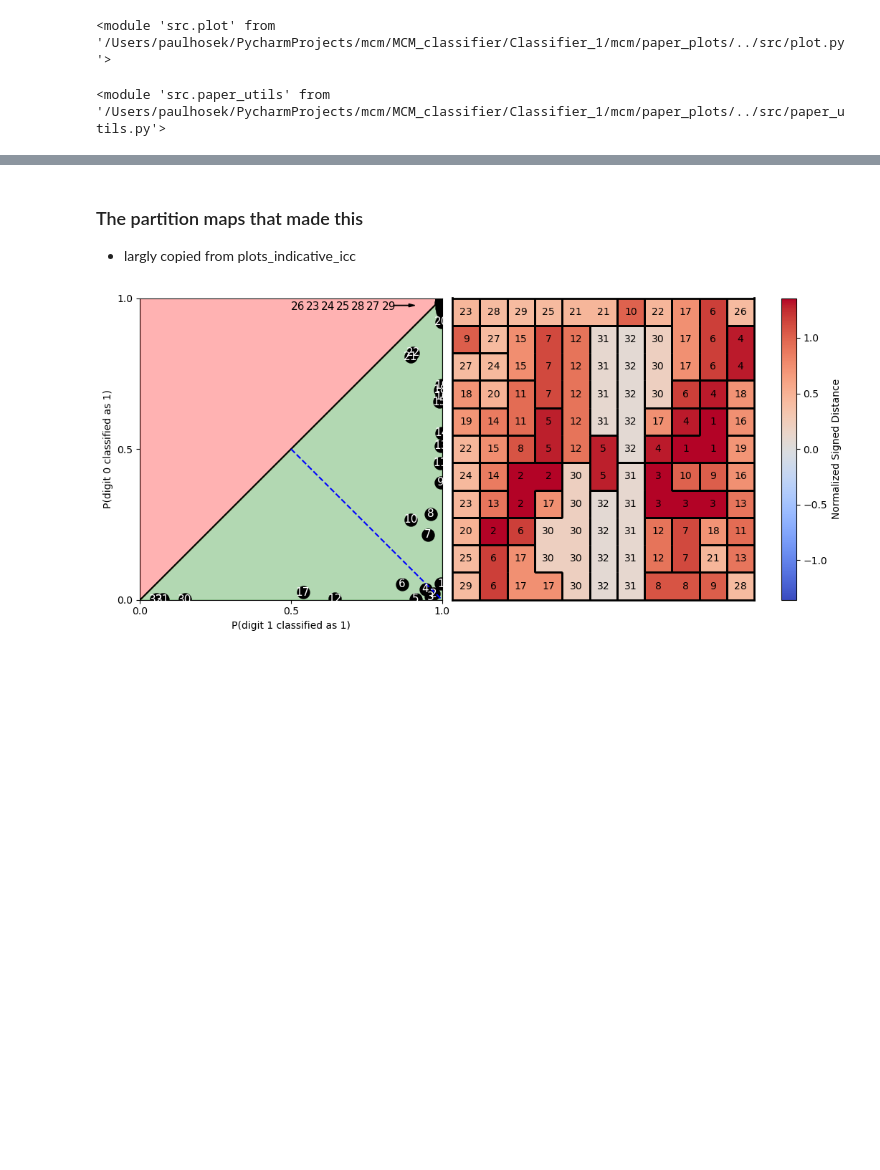
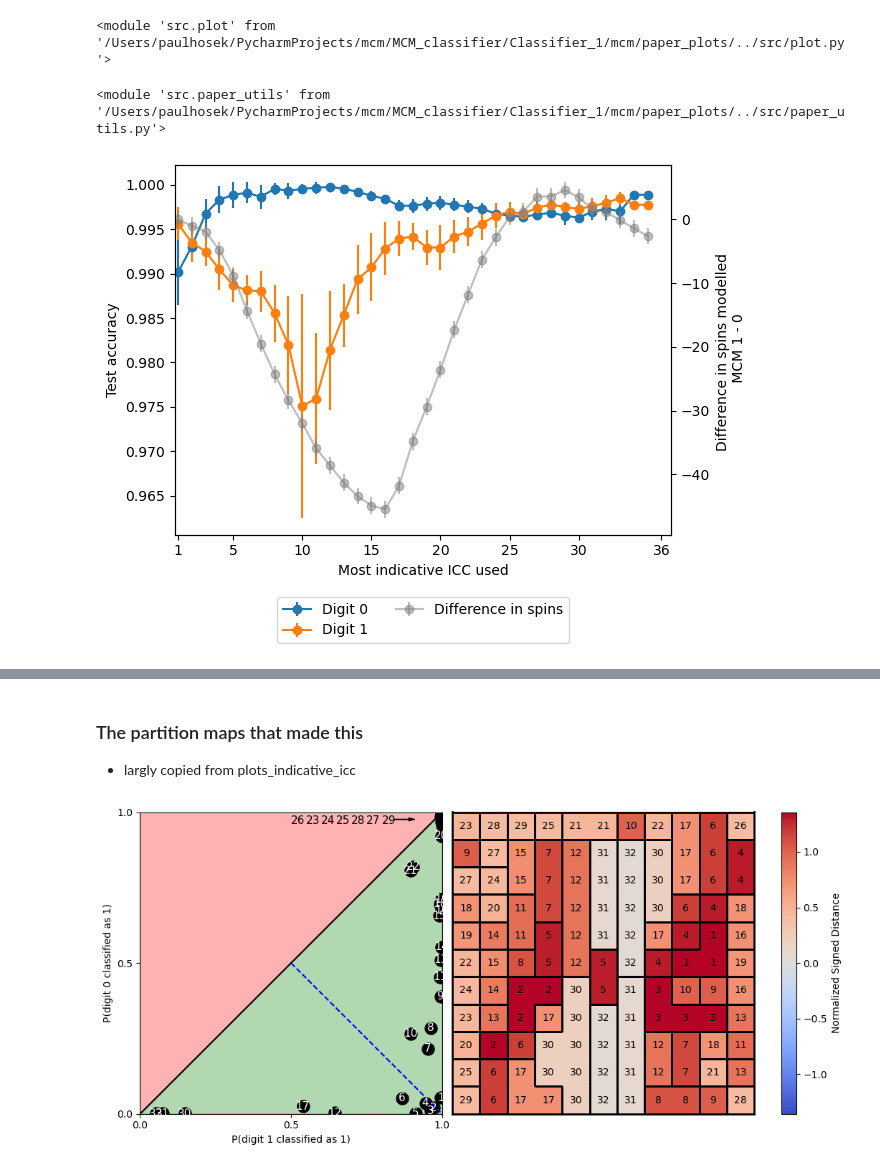
Before and after one commit to PaulHosek/MCM_classifier, a Jupyter notebook: Classifier_1/mcm/paper_plots/plots_testaccuracy_byk.ipynb, the cells around one changed output, grey strips where cells are left out. Cells and saved outputs as stored; diff of their text form; code cells hidden in the pictures; blank space fills up the shorter version.

```diff
--- a/Classifier_1/mcm/paper_plots/plots_testaccuracy_byk.ipynb
+++ b/Classifier_1/mcm/paper_plots/plots_testaccuracy_byk.ipynb
@@ -69,6 +69,84 @@ def predicted_labels_byk_dig(all_byk, all_byk_modspin, mcms_range, dig):
 
     return out
 # predicted_labels_byk_dig(all_byk,all_byk_modspin, mcms_range, 1)
+# %%
+def nestedlist3_to_numpy2d(run_own_label_pred, idx, nrun):
+    a = [run_own_label_pred[i][:,idx] for i in range(nrun)]
+    import numpy as np
+    b = np.full([len(a),len(max(a,key = lambda x: len(x)))], fill_value=np.nan)
+    for i,j in enumerate(a):
+        b[i][0:len(j)] = j
+    return b
+
+def nestedlist2_to_numpy2d(a):
+    b = np.zeros([len(a),len(max(a,key = lambda x: len(x)))])
+    for i,j in enumerate(a):
+        b[i][0:len(j)] = j
+    return b
+
+# run multiple times and append nan to make all the same time
+# why run 1 so weird and not working
+
+
+run_own_label_pred = []
+run_nspin_diff = []
+# rundices = [0,2,3,4]
+nrun = 10
+for i in range(nrun):
+    try:
+        all_byk_pair, all_byk_modspin = utils.get_all_byk_pair(atest_probs, atest_mcms, mcms_range, sample_idx, i)
+        all_byk, nspin_diff, mods_long_short = utils.adjust_smaller_icc(all_byk_pair,all_byk_modspin)
+        own_label_pred = np.array([predicted_labels_byk_dig(all_byk,all_byk_modspin, mcms_range, dig)[:,mcms_range.index(dig)] for dig in mcms_range]).T/892
+        run_own_label_pred.append(own_label_pred)
+        run_nspin_diff.append(nspin_diff)
+    except IndexError:
+        continue
+
+own_label_run_pred = np.array([nestedlist3_to_numpy2d(run_own_label_pred, idx, nrun) for idx in range(2)])
+
+
+
+colors = np.array(myplot.get_list_fromcmap("tab10", N=10))
+
+# -----------
+fig, ax1 = plt.subplots()
+data = own_label_run_pred
+means = np.nanmean(data, axis=1)
+sem = stats.sem(data, axis=1, nan_policy='omit')  # Calculate the standard error of the mean
+confidence_interval = 1.96 * sem  # 95% confidence interval
+
+maxlen = means.shape[1]
+
+for i in range(2):
+    ax1.errorbar(np.arange(1, maxlen+1), means[i], yerr=confidence_interval[i], fmt='-o', label=f"Digit {mcms_range[i]}", color=colors[mcms_range[i]])
+
+ax1.set_ylabel("Test accuracy")
+ax1.set_xlabel("Most indicative ICC used")
+ax1.legend(title="Show digit")
+# run_nspin_diff
+
+ax2 = ax1.twinx()
+run_nspin = nestedlist2_to_numpy2d(run_nspin_diff)
+sem_nspin = stats.sem(run_nspin, axis=0, nan_policy='omit')  # Calculate the standard error of the mean
+
+confidence_interval_sem = 1.96 * sem_nspin
+ax2.errorbar(np.arange(1, run_nspin.shape[1]+1)[::-1], np.nanmean(run_nspin, axis=0), yerr=confidence_interval_sem[i], fmt='-o', color="grey", alpha=.5, label="Difference in spins")
+
+# ax2.plot(nspin_diff, color="grey", alpha=.5, label="Difference in spins")
+# ax2.axvline(np.min([len(arr) for arr in all_byk_modspin]), color="grey", alpha=.5, linestyle="--", label=f"End of shorter MCM {mcms_range[mods_long_short[1]]}")
+ax2.set_ylabel(f"Difference in spins modelled \n MCM {mcms_range[mods_long_short[0]]} - {mcms_range[mods_long_short[1]]}")
+
+
+
+lines, labels = ax1.get_legend_handles_labels()
+lines2, labels2 = ax2.get_legend_handles_labels()
+ax1.legend(lines + lines2, labels + labels2, loc="upper center",ncol=2, bbox_to_anchor=(0.5, -0.15))
+ax1.set_xticks([1]+list(np.arange(0, maxlen,5)[1:])+[maxlen+1])
+ax1.set_xlim(left=.8)
+
+plt.show()
+# %% [output]
+[figure, added]
 # %%
 own_label_pred = np.array([predicted_labels_byk_dig(all_byk,all_byk_modspin, mcms_range, dig)[:,mcms_range.index(dig)] for dig in mcms_range]).T/892
 
```
Also changed, not shown: parts of 3 cells of this notebook, 1 other file.
